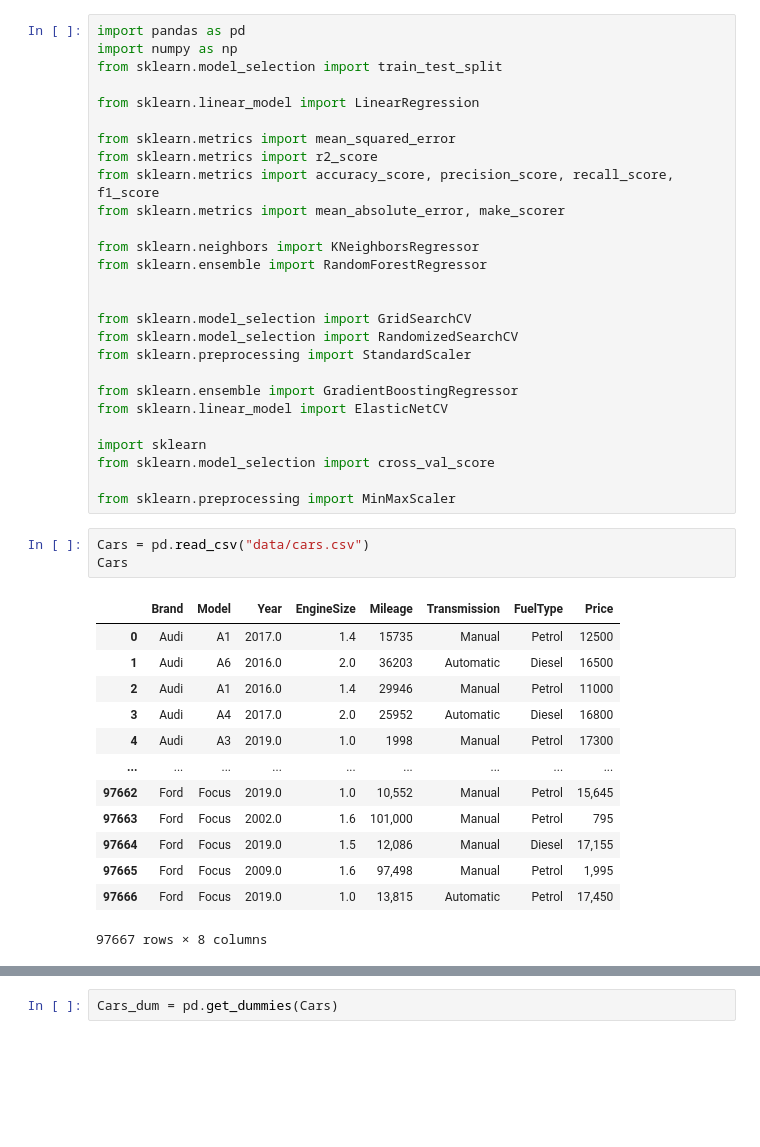
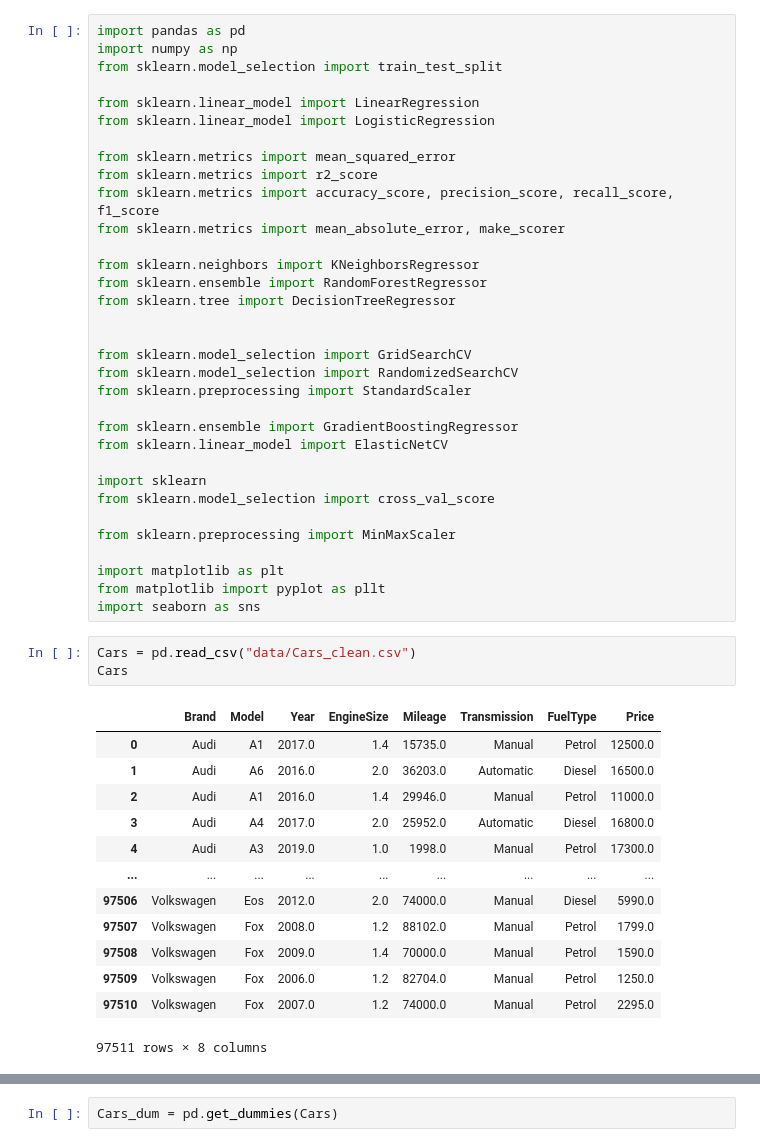
Before and after one commit to santhart97/The_right_offer, a Jupyter notebook: Modelling.ipynb, the cells around one changed output, grey strips where cells are left out. Saved outputs shown, nothing was run; the diff lists cells and outputs as text; blank space fills up the shorter version.

Commit message:
models

```diff
--- a/Modelling.ipynb
+++ b/Modelling.ipynb
@@ -4,6 +4,7 @@ import numpy as np
 from sklearn.model_selection import train_test_split
 
 from sklearn.linear_model import LinearRegression
+from sklearn.linear_model import LogisticRegression
 
 from sklearn.metrics import mean_squared_error
 from sklearn.metrics import r2_score
@@ -12,6 +13,7 @@ from sklearn.metrics import mean_absolute_error, make_scorer
 
 from sklearn.neighbors import KNeighborsRegressor
 from sklearn.ensemble import RandomForestRegressor
+from sklearn.tree import DecisionTreeRegressor
 
 
 from sklearn.model_selection import GridSearchCV
@@ -25,23 +27,27 @@ import sklearn
 from sklearn.model_selection import cross_val_score
 
 from sklearn.preprocessing import MinMaxScaler
+
+import matplotlib as plt
+from matplotlib import pyplot as pllt
+import seaborn as sns
 # %%
-Cars = pd.read_csv("data/cars.csv")
+Cars = pd.read_csv("data/Cars_clean.csv")
 Cars
 # %% [output]
 |  | Brand | Model | Year | EngineSize | Mileage | Transmission | FuelType | Price |
-| 0 | Audi | A1 | 2017.0 | 1.4 | 15735 | Manual | Petrol | 12500 |
-| 1 | Audi | A6 | 2016.0 | 2.0 | 36203 | Automatic | Diesel | 16500 |
-| 2 | Audi | A1 | 2016.0 | 1.4 | 29946 | Manual | Petrol | 11000 |
-| 3 | Audi | A4 | 2017.0 | 2.0 | 25952 | Automatic | Diesel | 16800 |
-| 4 | Audi | A3 | 2019.0 | 1.0 | 1998 | Manual | Petrol | 17300 |
+| 0 | Audi | A1 | 2017.0 | 1.4 | 15735.0 | Manual | Petrol | 12500.0 |
+| 1 | Audi | A6 | 2016.0 | 2.0 | 36203.0 | Automatic | Diesel | 16500.0 |
+| 2 | Audi | A1 | 2016.0 | 1.4 | 29946.0 | Manual | Petrol | 11000.0 |
+| 3 | Audi | A4 | 2017.0 | 2.0 | 25952.0 | Automatic | Diesel | 16800.0 |
+| 4 | Audi | A3 | 2019.0 | 1.0 | 1998.0 | Manual | Petrol | 17300.0 |
 | ... | ... | ... | ... | ... | ... | ... | ... | ... |
-| 97662 | Ford | Focus | 2019.0 | 1.0 | 10,552 | Manual | Petrol | 15,645 |
-| 97663 | Ford | Focus | 2002.0 | 1.6 | 101,000 | Manual | Petrol | 795 |
-| 97664 | Ford | Focus | 2019.0 | 1.5 | 12,086 | Manual | Diesel | 17,155 |
-| 97665 | Ford | Focus | 2009.0 | 1.6 | 97,498 | Manual | Petrol | 1,995 |
-| 97666 | Ford | Focus | 2019.0 | 1.0 | 13,815 | Automatic | Petrol | 17,450 |
+| 97506 | Volkswagen | Eos | 2012.0 | 2.0 | 74000.0 | Manual | Diesel | 5990.0 |
+| 97507 | Volkswagen | Fox | 2008.0 | 1.2 | 88102.0 | Manual | Petrol | 1799.0 |
+| 97508 | Volkswagen | Fox | 2009.0 | 1.4 | 70000.0 | Manual | Petrol | 1590.0 |
+| 97509 | Volkswagen | Fox | 2006.0 | 1.2 | 82704.0 | Manual | Petrol | 1250.0 |
+| 97510 | Volkswagen | Fox | 2007.0 | 1.2 | 74000.0 | Manual | Petrol | 2295.0 |
-97667 rows × 8 columns
+97511 rows × 8 columns
 # %%
 Cars.dtypes
 # %% [output]
```
Also changed, not shown: parts of 17 cells of this notebook.
